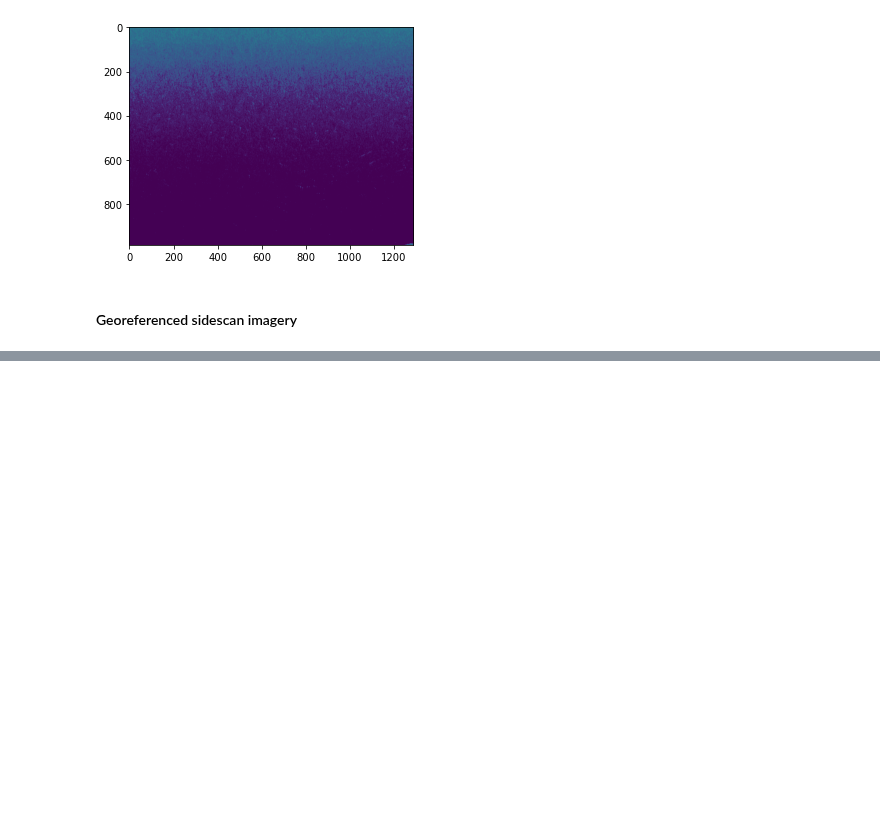
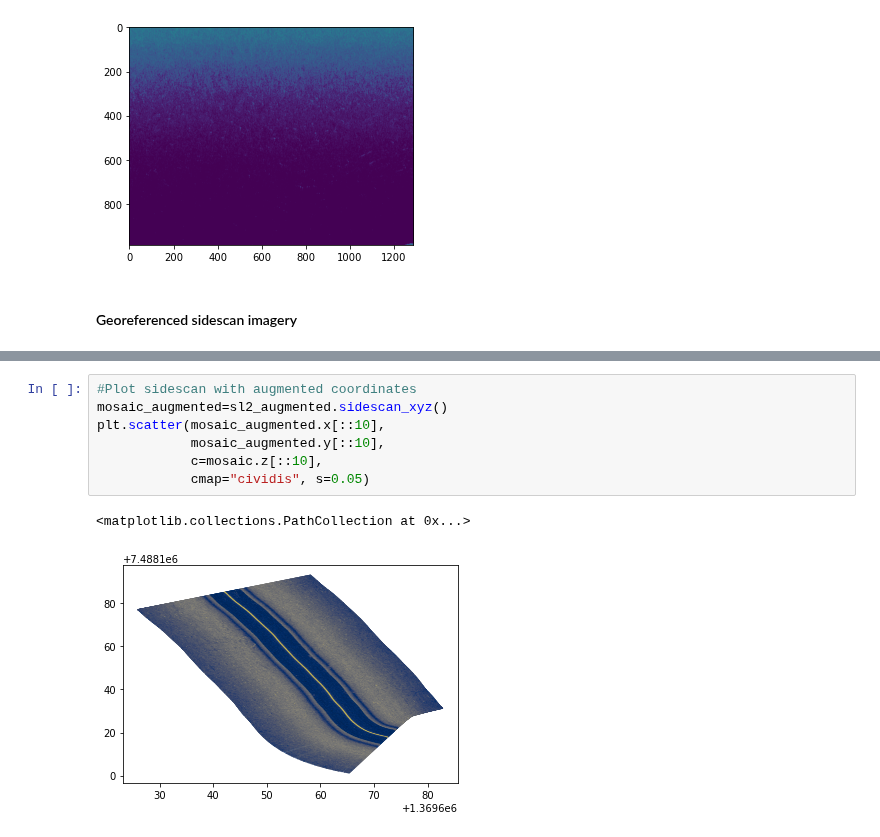
Before and after one commit to KennethTM/sonarlight, a Jupyter notebook: example_notebook.ipynb, the cells around one changed output, grey strips where cells are left out. Cells and saved outputs as stored; diff of their text form; blank space fills up the shorter version.

```diff
--- a/example_notebook.ipynb
+++ b/example_notebook.ipynb
@@ -173,3 +207,13 @@ plt.scatter(mosaic.x[::10],
 # %% [output]
 <matplotlib.collections.PathCollection at 0x...>
 [figure]
+# %%
+#Plot sidescan with augmented coordinates
+mosaic_augmented=sl2_augmented.sidescan_xyz()
+plt.scatter(mosaic_augmented.x[::10],
+            mosaic_augmented.y[::10],
+            c=mosaic.z[::10],
+            cmap="cividis", s=0.05)
+# %% [output]
+<matplotlib.collections.PathCollection at 0x...>
+[figure, added]
```
Also changed, not shown: parts of 5 cells of this notebook, 6 other files.
